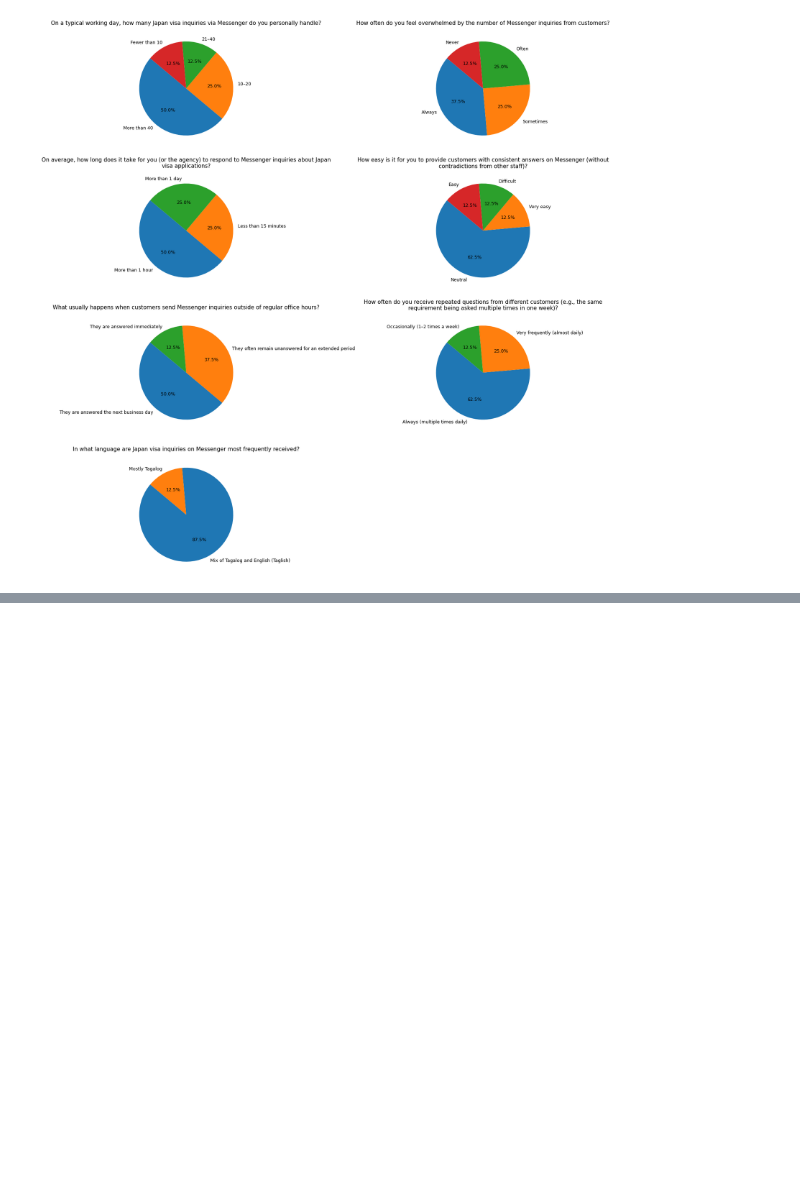
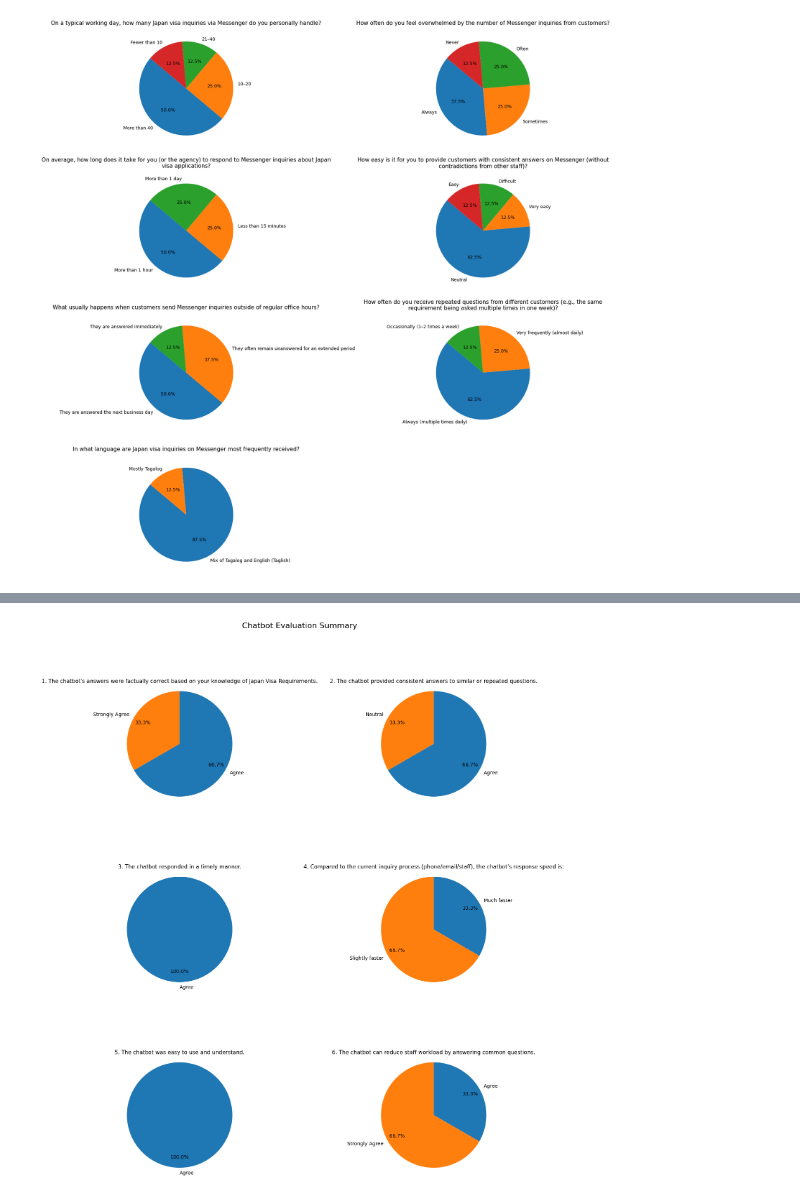
Before and after one commit to ATTIC-TOURS/rag, a Jupyter notebook: survey_analysis.ipynb, the cells around one changed output, grey strips where cells are left out. Drawn from its saved outputs; the diff is of its cells as text; code cells hidden in the pictures; blank space fills up the shorter version.

```diff
--- a/survey_analysis.ipynb
+++ b/survey_analysis.ipynb
@@ -69,0 +191,51 @@ plt.show()
+# %%
+import pandas as pd
+import matplotlib.pyplot as plt
+
+survey2 = survey['Form Responses 2']
+survey2_cols = survey2.columns[11:]
+survey2 = survey2[survey2_cols]
+
+# Mapping for 2-line labels
+label_map = {
+    1: "1\nStrongly Disagree",
+    2: "2\nDisagree",
+    3: "3\nNeutral",
+    4: "4\nAgree",
+    5: "5\nStrongly Agree"
+}
+
+# Create figure and axes (3 rows, 2 columns)
+fig, axes = plt.subplots(3, 2, figsize=(16, 18))  # wider and taller
+axes = axes.flatten()
+
+for i, q in enumerate(survey2_cols):
+    ax = axes[i]
+
+    counts = survey2[q].value_counts().sort_index()
+    labels = [label_map.get(val, str(val)) for val in counts.index]
+
+    # Pie chart with labels outside
+    ax.pie(
+        counts,
+        labels=labels,
+        autopct="%1.1f%%",
+        startangle=90,
+        counterclock=False,
+        labeldistance=1.1,   # move labels outside
+        pctdistance=0.8       # move percentage slightly outside
+    )
+    ax.set_title(q, wrap=True, fontsize=11)
+    ax.axis("equal")
+
+# Hide unused axes if any
+for j in range(len(survey2_cols), len(axes)):
+    axes[j].axis("off")
+
+# Adjust spacing between subplots
+plt.subplots_adjust(wspace=0.4, hspace=0.6)
+
+plt.suptitle("Chatbot Evaluation Summary", fontsize=16, y=0.98)
+plt.show()
+# %% [output]
+[figure, added]
```
Also changed, not shown: parts of 2 cells of this notebook, 2 other files.
